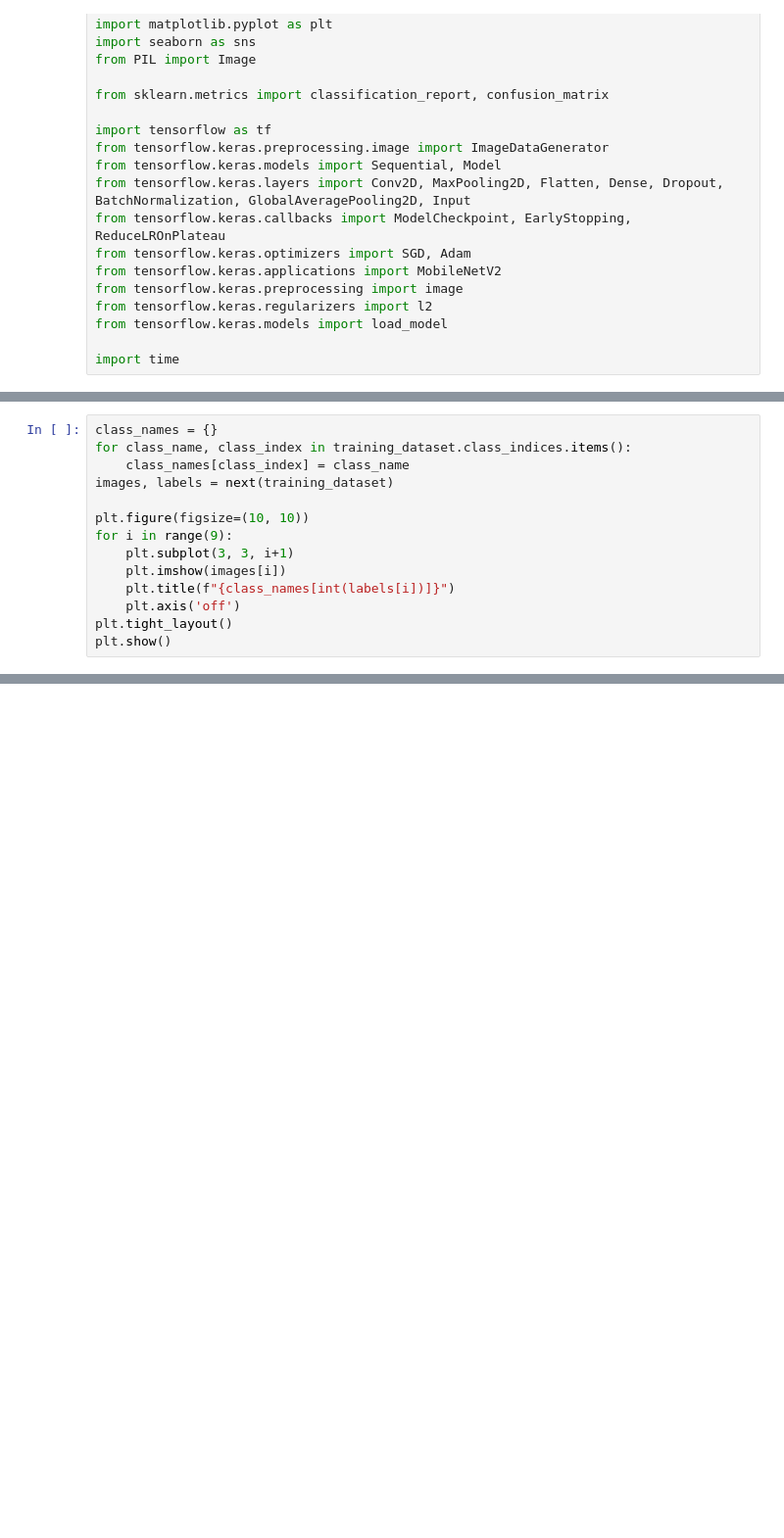
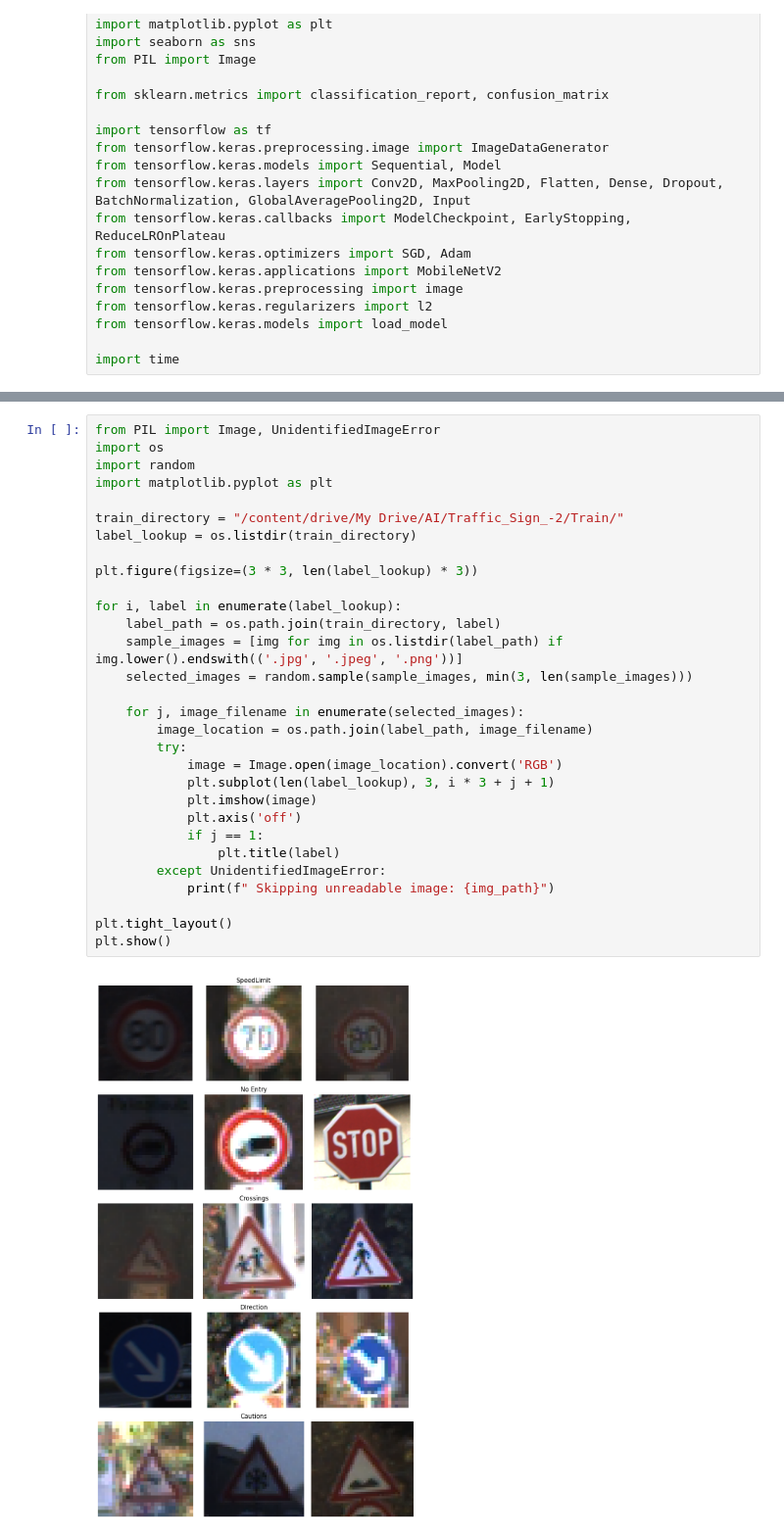
Before and after one commit to Prayag-1/Ai-repo-, a Jupyter notebook: task2.ipynb, the cells around one changed output, grey strips where cells are left out. Shown at 98% size. Cells and saved outputs as stored; diff of their text form; blank space fills up the shorter version.

```diff
--- a/task2.ipynb
+++ b/task2.ipynb
@@ -350,14 +64,0 @@ dict_items([('Cautions', 0), ('Crossings', 1), ('DIrection', 2), ('No Entry', 3)
-# %%
-class_names = {}
-for class_name, class_index in training_dataset.class_indices.items():
-    class_names[class_index] = class_name
-images, labels = next(training_dataset)
-
-plt.figure(figsize=(10, 10))
-for i in range(9):
-    plt.subplot(3, 3, i+1)
-    plt.imshow(images[i])
-    plt.title(f"{class_names[int(labels[i])]}")
-    plt.axis('off')
-plt.tight_layout()
-plt.show()
@@ -890,0 +381,32 @@ Epoch 15/15
+# %%
+from PIL import Image, UnidentifiedImageError
+import os
+import random
+import matplotlib.pyplot as plt
+
+train_directory = "/content/drive/My Drive/AI/Traffic_Sign_-2/Train/"
+label_lookup = os.listdir(train_directory)
+
+plt.figure(figsize=(3 * 3, len(label_lookup) * 3))
+
+for i, label in enumerate(label_lookup):
+    label_path = os.path.join(train_directory, label)
+    sample_images = [img for img in os.listdir(label_path) if img.lower().endswith(('.jpg', '.jpeg', '.png'))]
+    selected_images = random.sample(sample_images, min(3, len(sample_images)))
+
+    for j, image_filename in enumerate(selected_images):
+        image_location = os.path.join(label_path, image_filename)
+        try:
+            image = Image.open(image_location).convert('RGB')
+            plt.subplot(len(label_lookup), 3, i * 3 + j + 1)
+            plt.imshow(image)
+            plt.axis('off')
+            if j == 1:
+                plt.title(label)
+        except UnidentifiedImageError:
+            print(f" Skipping unreadable image: {img_path}")
+
+plt.tight_layout()
+plt.show()
+# %% [output]
+[figure, added]
```
Also changed, not shown: parts of 164 cells of this notebook.
